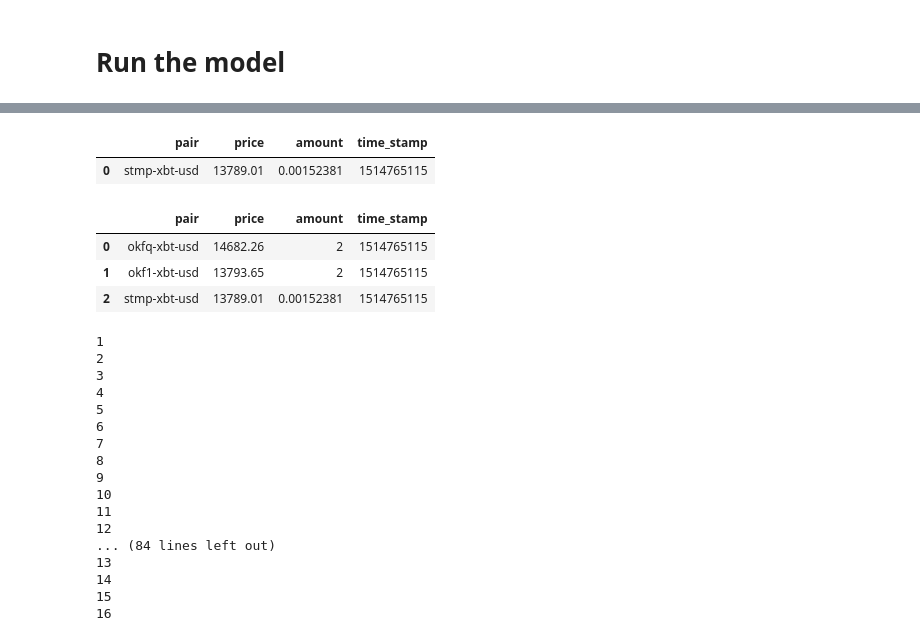
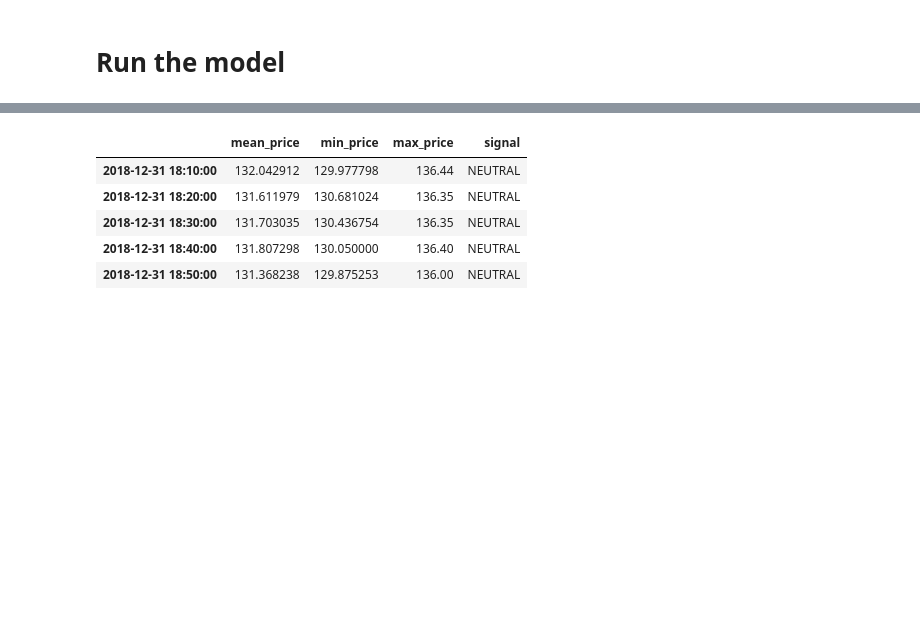
Before and after one commit to laoSVM/tb-hackathon, a Jupyter notebook: Strategy.ipynb, the cells around one changed output, grey strips where cells are left out. Drawn from its saved outputs; the diff is of its cells as text; code cells hidden in the pictures; blank space fills up the shorter version.

```diff
--- a/Strategy.ipynb
+++ b/Strategy.ipynb
@@ -70,7 +71,7 @@ def get_zscore(slope_series):
     return (slope_series[-1] - mean) / std
 # %%
 # pick a day to start
-start_time = np.where(df.index=='2018-01-05 02:00:00')[0][0]
+start_time = '2018-01-05 02:00:00'
 # %%
 # leave the last one out to avoid duplication
 # this is our base slop series
@@ -198,42 +125,0 @@ for csv_row in csv_rows:
-# %%
-# csv_row = pd.DataFrame(csv_rows[0].split(',')).T
-# csv_row[3] = csv_row[[3]].apply(datetime.fromtimestamp)
-csv_row
-# %% [output]
-|  | pair | price | amount | time_stamp |
-| 0 | stmp-xbt-usd | 13789.01 | 0.00152381 | 1514765115 |
-# %%
-tmp
-# %% [output]
-|  | pair | price | amount | time_stamp |
-| 0 | okfq-xbt-usd | 14682.26 | 2 | 1514765115 |
-| 1 | okf1-xbt-usd | 13793.65 | 2 | 1514765115 |
-| 2 | stmp-xbt-usd | 13789.01 | 0.00152381 | 1514765115 |
-# %%
-counter = 0
-for i in range(100):
-    if counter < 20:
-        counter +=1
-        print(counter)
-    else:
-        counter = 0
-        print(counter)
-        continue
-# %% [output]
-1
-2
-3
-4
-5
-6
-7
-8
-9
-10
-11
-12
-... (84 lines left out)
-13
-14
-15
-16
@@ -242,0 +126,10 @@ def set_parameter():
+# %%
+df = df.join(pd.DataFrame(signal, index=df.iloc[to_iloc(start_time):,:].index,columns = ["signal"]))
+df.tail()
+# %% [output]
+|  | mean_price | min_price | max_price | signal |
+| 2018-12-31 18:10:00 | 132.042912 | 129.977798 | 136.44 | NEUTRAL |
+| 2018-12-31 18:20:00 | 131.611979 | 130.681024 | 136.35 | NEUTRAL |
+| 2018-12-31 18:30:00 | 131.703035 | 130.436754 | 136.35 | NEUTRAL |
+| 2018-12-31 18:40:00 | 131.807298 | 130.050000 | 136.40 | NEUTRAL |
+| 2018-12-31 18:50:00 | 131.368238 | 129.875253 | 136.00 | NEUTRAL |
```
Also changed, not shown: parts of 24 cells of this notebook.
